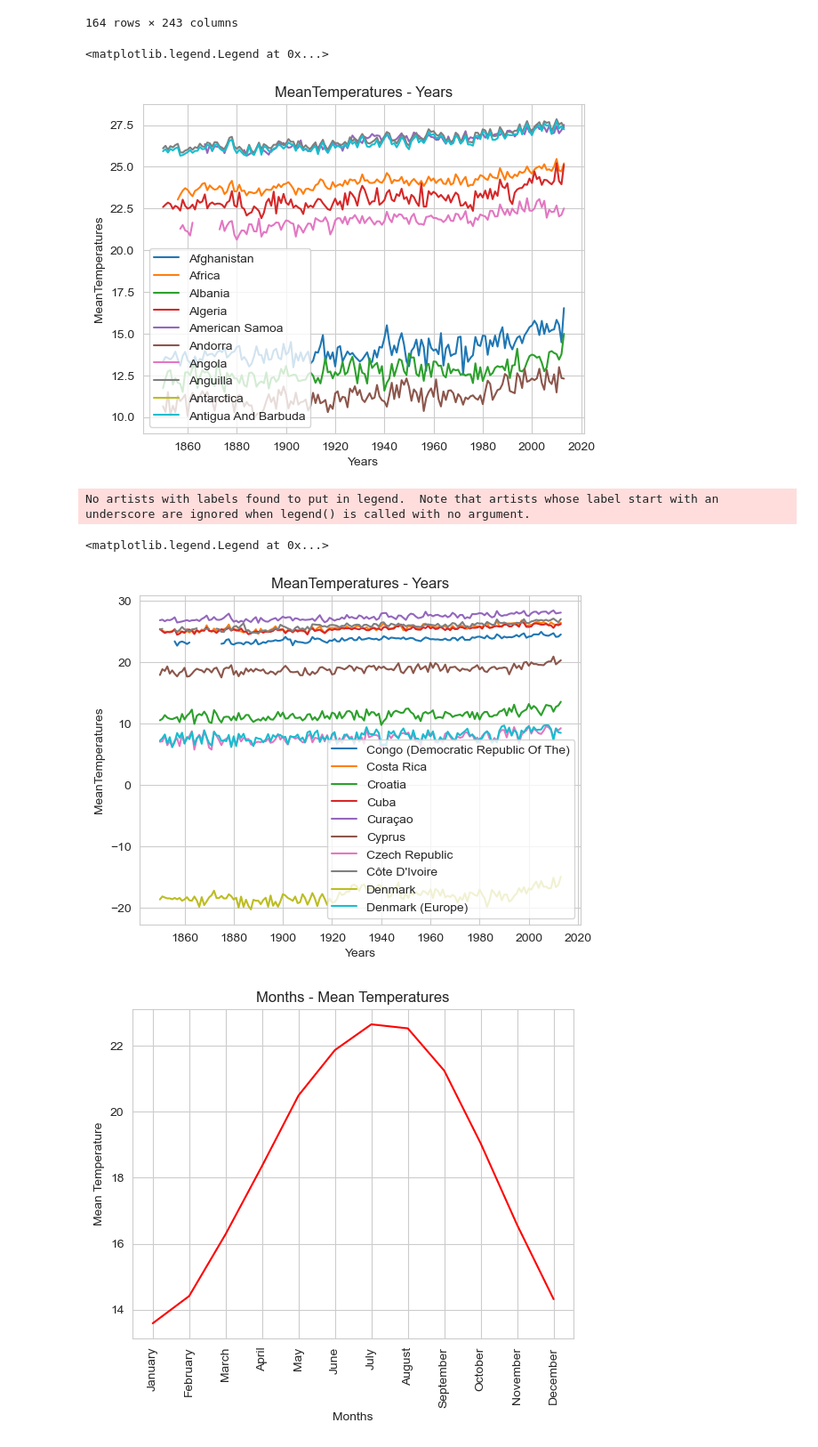
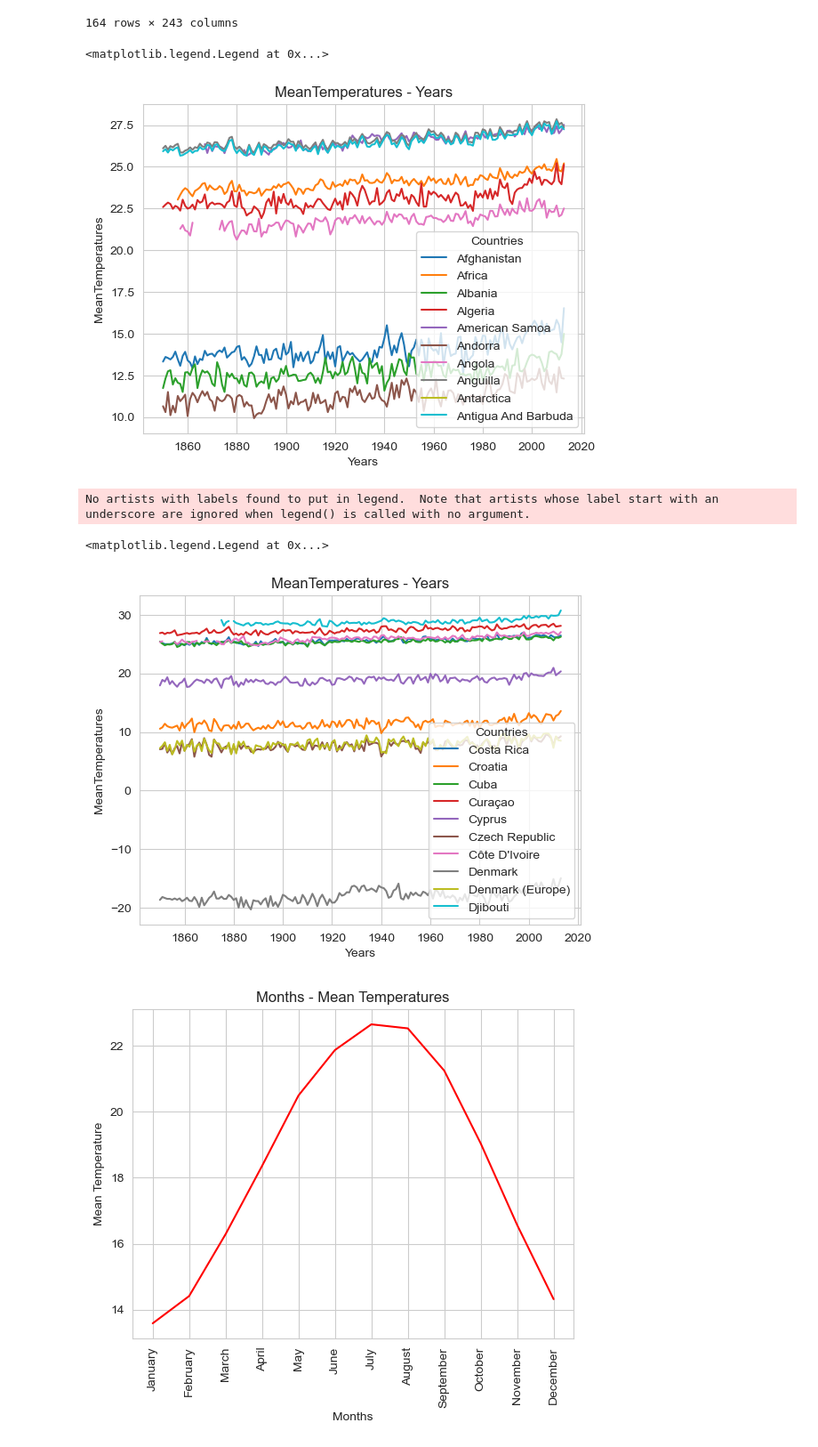
Before and after one commit to Umeshpotha/globallandsurfacetemperatures_analysis, a Jupyter notebook: WorldSurfaceTemperatureAnalysis.ipynb, the cells around one changed output. Shown at 89% size. Cells and saved outputs as stored; diff of their text form; code cells hidden in the pictures.

```diff
--- a/WorldSurfaceTemperatureAnalysis.ipynb
+++ b/WorldSurfaceTemperatureAnalysis.ipynb
@@ -155,22 +146,22 @@ for x in dataset.columns[0:10]:
 plt.title('MeanTemperatures - Years')
 plt.ylabel('MeanTemperatures')
 plt.xlabel('Years')
-plt.legend(loc='best')
+plt.legend(loc='best',title="Countries")
 # %% [output]
 <matplotlib.legend.Legend at 0x...>
-[figure, old version]
+[figure, new version]
 # %%
 plt.title('MeanTemperatures - Years')
 plt.ylabel('MeanTemperatures')
 plt.xlabel('Years')
 plt.legend(loc='best')
-for x in dataset.columns[50:60]:
+for x in dataset.columns[51:61]:
     plt.plot(dataset.index,dataset[x],label=x)
-plt.legend(loc='best')
+plt.legend(loc='best',title='Countries')
 # %% [output]
 No artists with labels found to put in legend.  Note that artists whose label start with an underscore are ignored when legend() is called with no argument.
 <matplotlib.legend.Legend at 0x...>
-[figure, old version]
+[figure, new version]
 # %%
 month_names = {
     1: 'January',
```
Also changed, not shown: parts of 30 cells of this notebook.
